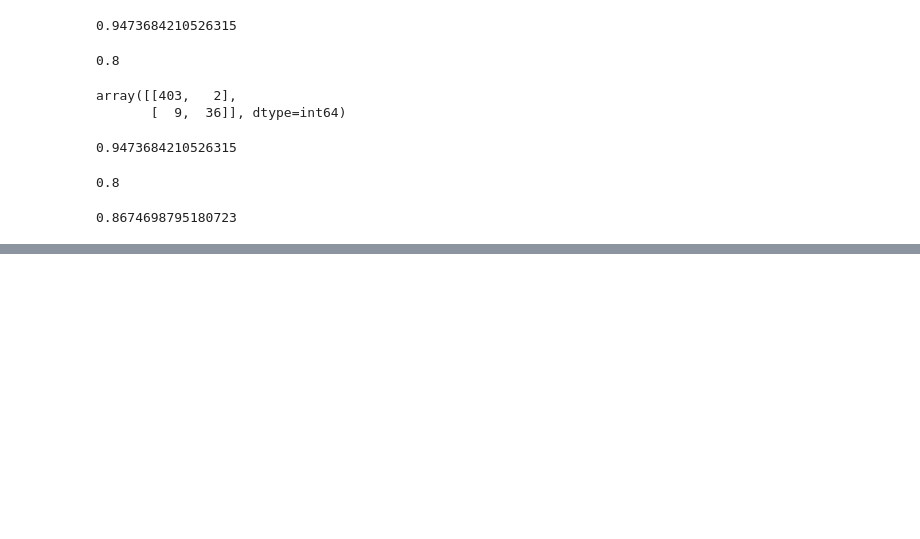
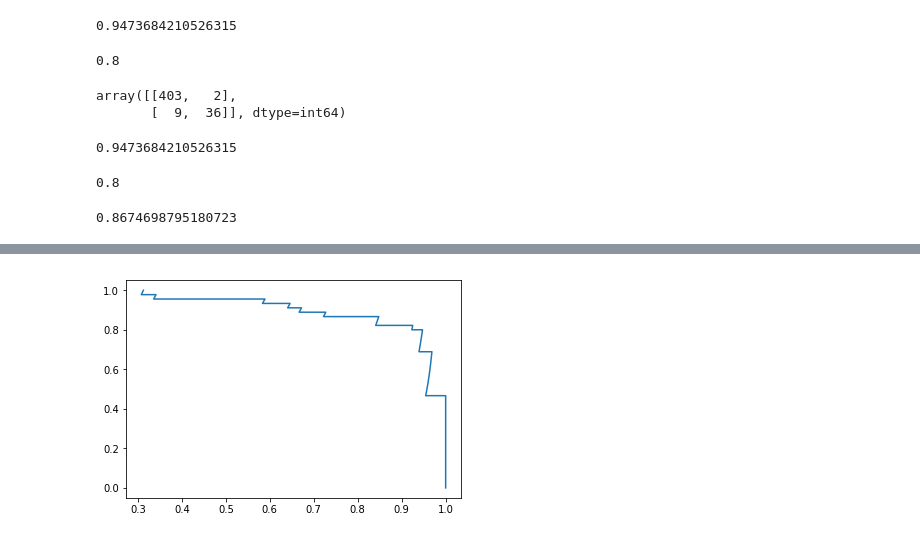
Before and after one commit to luxuantao/sklearn_training, a Jupyter notebook: precision_recall_rate.ipynb, the cells around one changed output, grey strips where cells are left out. Saved outputs shown, nothing was run; the diff lists cells and outputs as text; code cells hidden in the pictures; blank space fills up the shorter version.

```diff
--- a/precision_recall_rate.ipynb
+++ b/precision_recall_rate.ipynb
@@ -111,0 +170,5 @@ f1_score(y_test, y_log_predict)
+# %%
+plt.plot(precisions, recalls)
+plt.show()
+# %% [output]
+[figure, added]
```
Also changed, not shown: parts of 28 cells of this notebook, 3 other files.
